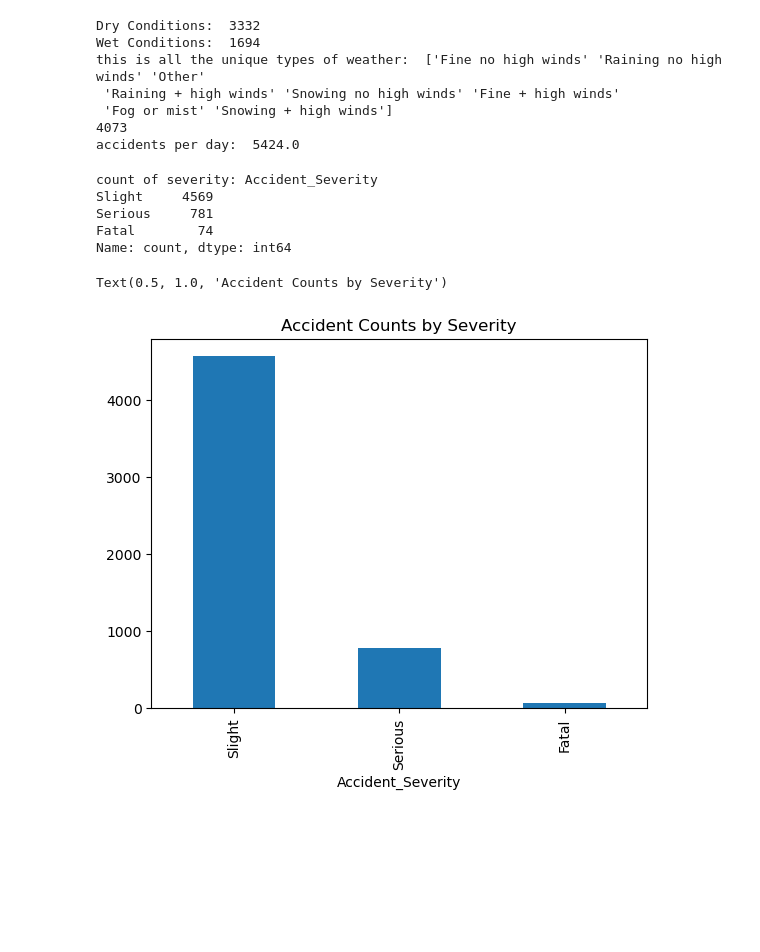
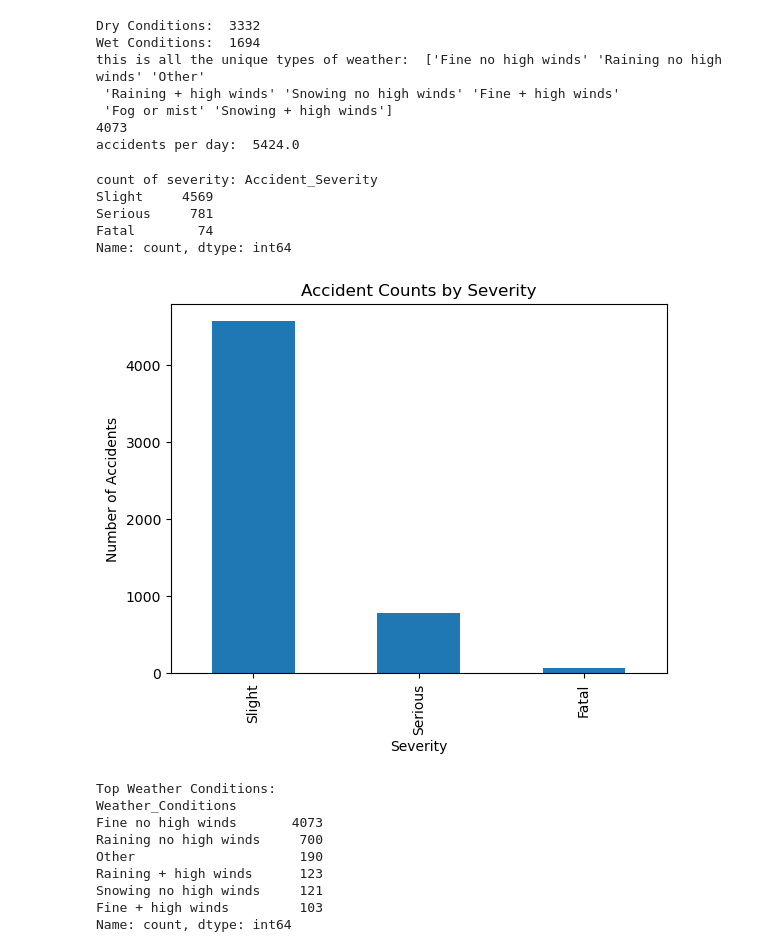
Before and after one commit to minsu3/UK-Road-Safety-Analysis, a Jupyter notebook: main.ipynb, the cells around one changed output. Drawn from its saved outputs; the diff is of its cells as text; code cells hidden in the pictures; blank space fills up the shorter version.

Commit message:
added more bar charts to get the visual count of weather conditions and accident severity

```diff
--- a/main.ipynb
+++ b/main.ipynb
@@ -147,18 +147,36 @@ accidents per day:  5424.0
 # %%
 import matplotlib.pyplot as plt
 
-
-plt.figure()
+# using pandas value counts to return counts of unique values
 severity_counts = clean_data["Accident_Severity"].value_counts()
 print("count of severity:", severity_counts)
 
+# setting up simple bar chart with severity level as x axis and number of accidents as y axis
 severity_counts.plot(kind="bar")
 plt.title("Accident Counts by Severity")
+plt.xlabel("Severity")
+plt.ylabel("Number of Accidents")
+plt.show()
 # %% [output]
 count of severity: Accident_Severity
 Slight     4569
 Serious     781
 Fatal        74
 Name: count, dtype: int64
-Text(0.5, 1.0, 'Accident Counts by Severity')
-[figure, old version]
+[figure, new version]
+# %%
+# getting the top 6 from the unique values of weather
+weather_counts = clean_data["Weather_Conditions"].value_counts().head(6)
+
+print("\nTop Weather Conditions:")
+print(weather_counts)
+# %% [output]
+Top Weather Conditions:
+Weather_Conditions
+Fine no high winds       4073
+Raining no high winds     700
+Other                     190
+Raining + high winds      123
+Snowing no high winds     121
+Fine + high winds         103
+Name: count, dtype: int64
```
Also changed, not shown: parts of 1 cell of this notebook.
